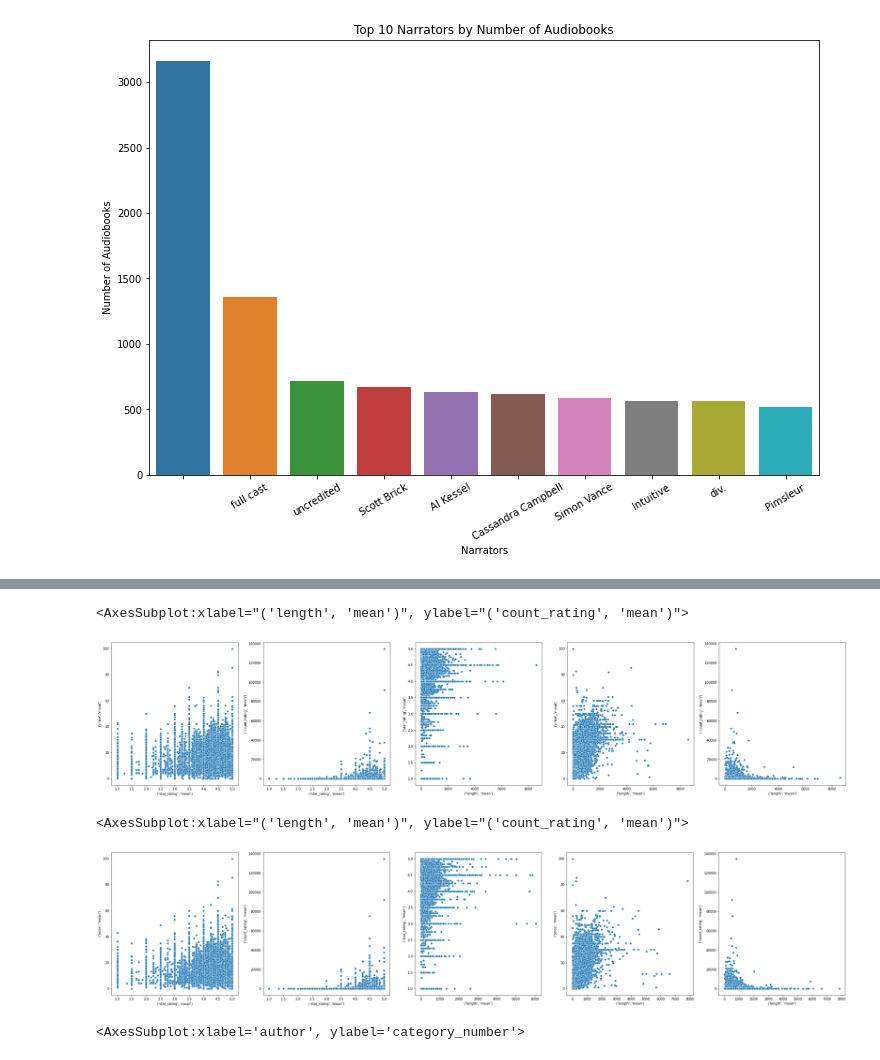
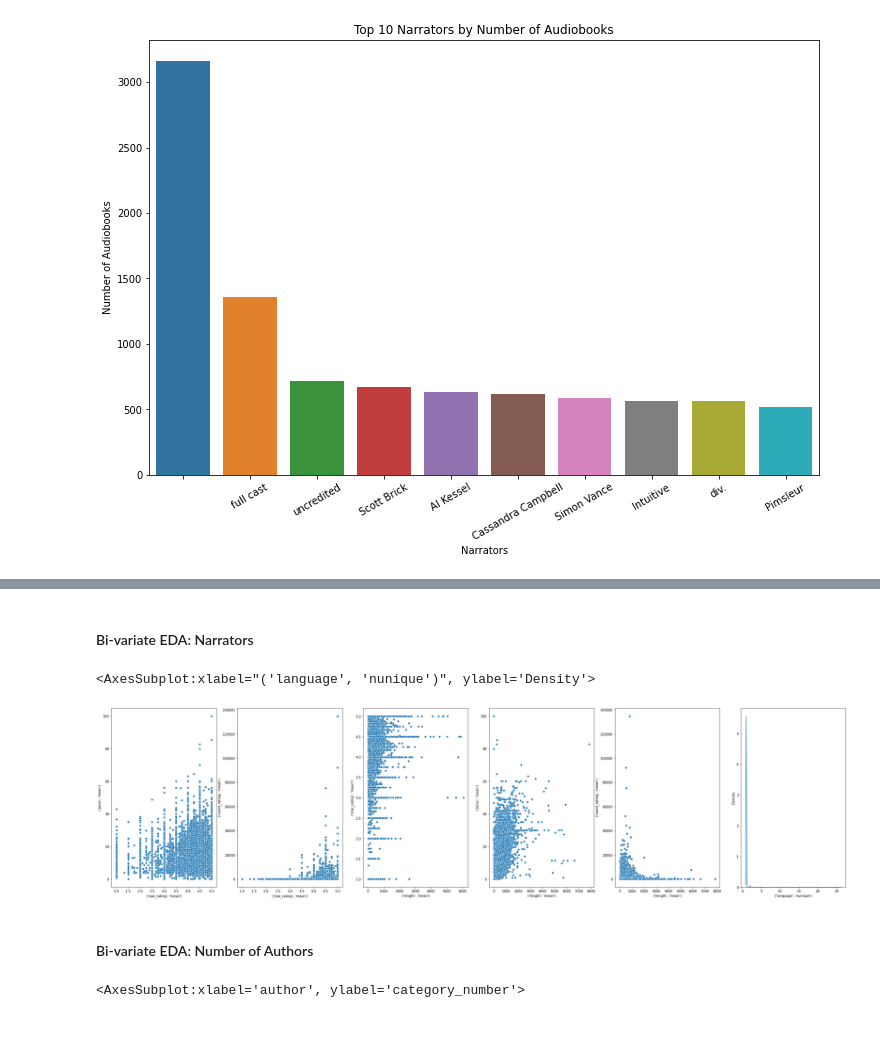
Before and after one commit to jwelch1123/finding_the_tree_in_the_forest, a Jupyter notebook: Data_Analysis.ipynb, the cells around one changed output, grey strips where cells are left out. Cells and saved outputs as stored; diff of their text form; code cells hidden in the pictures; blank space fills up the shorter version.

```diff
--- a/Data_Analysis.ipynb
+++ b/Data_Analysis.ipynb
@@ -468,9 +473,10 @@ titles_narrators['star_rating'] = titles_narrators.star_rating.replace("",np.nan
 new_columns = {'star_rating':'mean',
                'count_rating':['mean','sum'],
                "category_number":'mean',
-               'length':'mean',
+               'length':['mean','sum'],
                'title':'count',
-               'price':'mean'}
+               'price':'mean',
+               'language':'nunique'}
 
 auth_stats = titles_authors.groupby('author').agg(new_columns)
 narr_stats = titles_narrators.groupby('narrator').agg(new_columns)
@@ -516,57 +526,37 @@ sns.scatterplot(x= ('length','mean'),
+# %% [markdown]
+#### Bi-variate EDA: Narrators
 # %%
-fig, axs = plt.subplots(ncols=5)
+fig, axs = plt.subplots(ncols=6)
 fig.set_figwidth(40)
 sns.scatterplot(x= ('star_rating','mean'),
                 y= ('price','mean'),
-                data = auth_stats,
+                data = narr_stats,
                 ax= axs[0])
 sns.scatterplot(x= ('star_rating','mean'),
                 y= ('count_rating','mean'),
-                data = auth_stats,
+                data = narr_stats,
                 ax= axs[1],
               )
 sns.scatterplot(x= ('length','mean'),
                 y= ('star_rating','mean'),
-               data = auth_stats,
+               data = narr_stats,
                 ax= axs[2])
 sns.scatterplot(x= ('length','mean'),
                 y= ('price','mean'),
-               data = auth_stats,
+               data = narr_stats,
                 ax= axs[3])
 sns.scatterplot(x= ('length','mean'),
                 y= ('count_rating','mean'),
-               data = auth_stats,
+               data = narr_stats,
                 ax= axs[4])
+sns.kdeplot(x=('language','nunique'),
+           data = narr_stats,
+           ax = axs[5])
 # %% [output]
-<AxesSubplot:xlabel="('length', 'mean')", ylabel="('count_rating', 'mean')">
+<AxesSubplot:xlabel="('language', 'nunique')", ylabel='Density'>
-[figure, old version]
+[figure, new version]
-# %%
-fig, axs = plt.subplots(ncols=5)
-fig.set_figwidth(40)
-sns.scatterplot(x= ('star_rating','mean'),
-                y= ('price','mean'),
-                data = narr_stats,
-                ax= axs[0])
-sns.scatterplot(x= ('star_rating','mean'),
-                y= ('count_rating','mean'),
-                data = narr_stats,
-                ax= axs[1],
-              )
-sns.scatterplot(x= ('length','mean'),
-                y= ('star_rating','mean'),
-               data = narr_stats,
-                ax= axs[2])
-sns.scatterplot(x= ('length','mean'),
-                y= ('price','mean'),
-               data = narr_stats,
-                ax= axs[3])
-sns.scatterplot(x= ('length','mean'),
-                y= ('count_rating','mean'),
-               data = narr_stats,
-                ax= axs[4])
-# %% [output]
-<AxesSubplot:xlabel="('length', 'mean')", ylabel="('count_rating', 'mean')">
-[figure, removed]
+# %% [markdown]
+#### Bi-variate EDA: Number of Authors
 # %%
 n_author   = titles.author.str.len()
 
```
Also changed, not shown: parts of 114 cells of this notebook, 13 other files.
